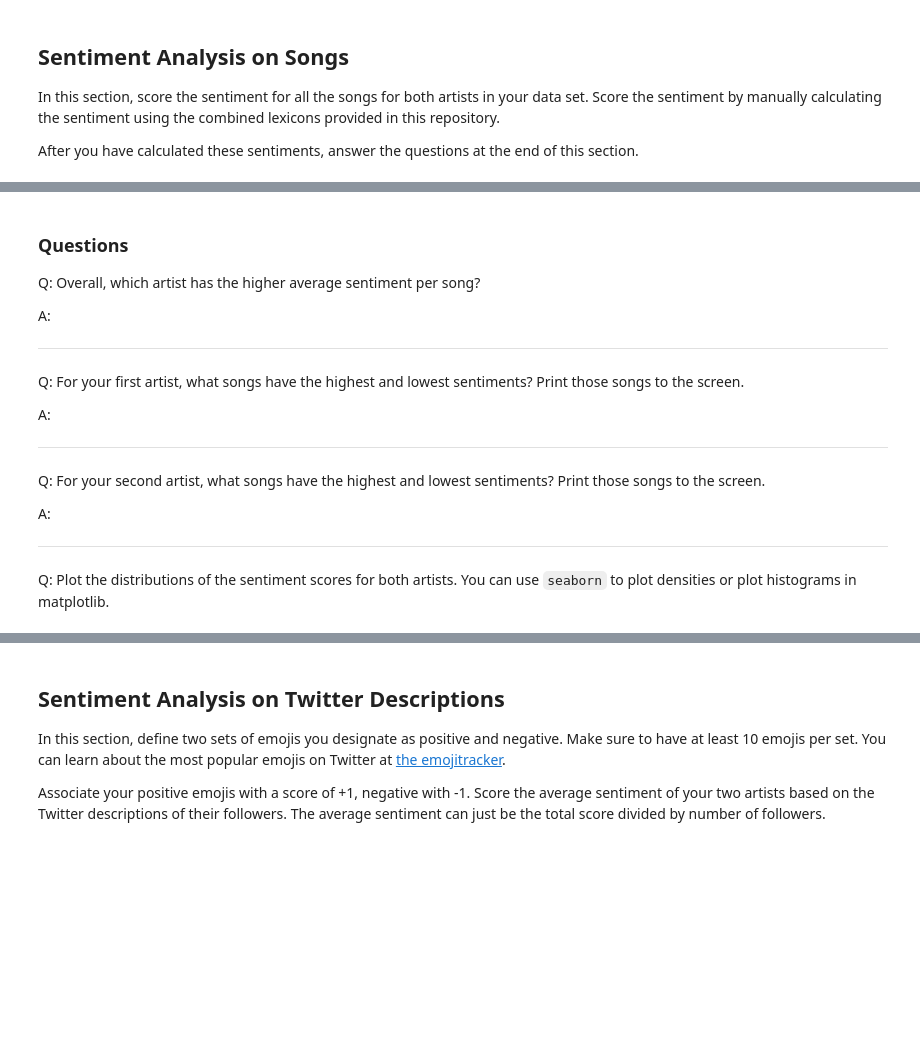
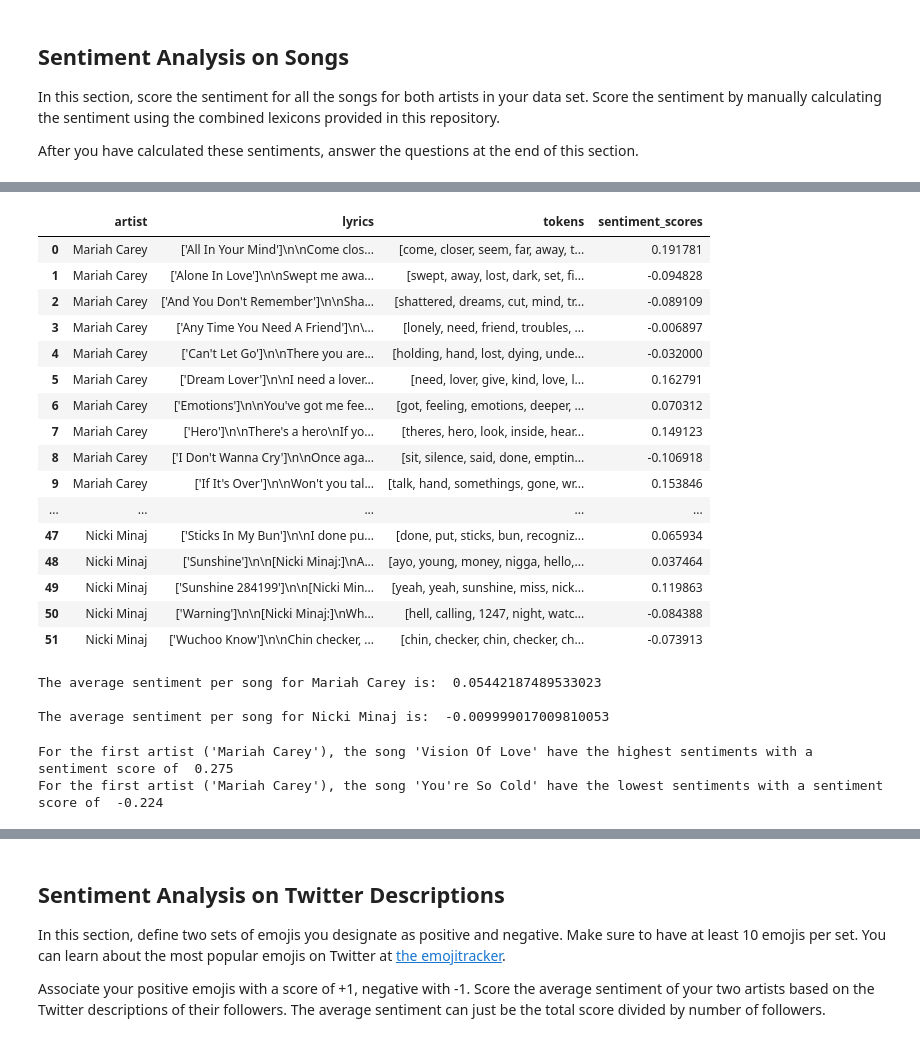
Before and after one commit to dingyiduan7/ADS_509_module6, a Jupyter notebook: Sentiment Assignment.ipynb, the cells around one changed output, grey strips where cells are left out. Saved outputs shown, nothing was run; the diff lists cells and outputs as text; code cells hidden in the pictures; blank space fills up the shorter version.

```diff
--- a/Sentiment Assignment.ipynb
+++ b/Sentiment Assignment.ipynb
@@ -202,22 +256,50 @@ After you have calculated these sentiments, answer the questions at the end of t
-# %% [markdown]
-### Questions
-
-Q: Overall, which artist has the higher average sentiment per song?
-
-A: <!-- Your answer here -->
-
----
-
-Q: For your first artist, what songs have the highest and lowest sentiments? Print those songs to the screen.
-
-A: <!-- Your answer here -->
-
----
-
-Q: For your second artist, what songs have the highest and lowest sentiments? Print those songs to the screen.
-
-A: <!-- Your answer here -->
-
----
-
-Q: Plot the distributions of the sentiment scores for both artists. You can use `seaborn` to plot densities or plot histograms in matplotlib.
+# %%
+lyrics_pipeline = [remove_song_title,lower_case, remove_punctuation, tokenize, remove_stop]
+lyrics_df['tokens'] = lyrics_df['lyrics'].apply(prepare,pipeline=lyrics_pipeline)
+lyrics_df['sentiment_scores'] =  lyrics_df['tokens'].apply(sentiment_score)
+lyrics_df
+# %% [output]
+|  | artist | lyrics | tokens | sentiment_scores |
+| 0 | Mariah Carey | ['All In Your Mind']\n\nCome clos... | [come, closer, seem, far, away, t... | 0.191781 |
+| 1 | Mariah Carey | ['Alone In Love']\n\nSwept me awa... | [swept, away, lost, dark, set, fi... | -0.094828 |
+| 2 | Mariah Carey | ['And You Don't Remember']\n\nSha... | [shattered, dreams, cut, mind, tr... | -0.089109 |
+| 3 | Mariah Carey | ['Any Time You Need A Friend']\n\... | [lonely, need, friend, troubles, ... | -0.006897 |
+| 4 | Mariah Carey | ['Can't Let Go']\n\nThere you are... | [holding, hand, lost, dying, unde... | -0.032000 |
+| 5 | Mariah Carey | ['Dream Lover']\n\nI need a lover... | [need, lover, give, kind, love, l... | 0.162791 |
+| 6 | Mariah Carey | ['Emotions']\n\nYou've got me fee... | [got, feeling, emotions, deeper, ... | 0.070312 |
+| 7 | Mariah Carey | ['Hero']\n\nThere's a hero\nIf yo... | [theres, hero, look, inside, hear... | 0.149123 |
+| 8 | Mariah Carey | ['I Don't Wanna Cry']\n\nOnce aga... | [sit, silence, said, done, emptin... | -0.106918 |
+| 9 | Mariah Carey | ['If It's Over']\n\nWon't you tal... | [talk, hand, somethings, gone, wr... | 0.153846 |
+| ... | ... | ... | ... | ... |
+| 47 | Nicki Minaj | ['Sticks In My Bun']\n\nI done pu... | [done, put, sticks, bun, recogniz... | 0.065934 |
+| 48 | Nicki Minaj | ['Sunshine']\n\n[Nicki Minaj:]\nA... | [ayo, young, money, nigga, hello,... | 0.037464 |
+| 49 | Nicki Minaj | ['Sunshine 284199']\n\n[Nicki Min... | [yeah, yeah, sunshine, miss, nick... | 0.119863 |
+| 50 | Nicki Minaj | ['Warning']\n\n[Nicki Minaj:]\nWh... | [hell, calling, 1247, night, watc... | -0.084388 |
+| 51 | Nicki Minaj | ['Wuchoo Know']\n\nChin checker, ... | [chin, checker, chin, checker, ch... | -0.073913 |
+# %%
+sent_mc = lyrics_df['sentiment_scores'].loc[lyrics_df['artist']=='Mariah Carey']
+avg_sent_mc = sent_mc.sum() / len(sent_mc)
+print('The average sentiment per song for Mariah Carey is: ', avg_sent_mc,'\n')
+
+sent_nm = lyrics_df['sentiment_scores'].loc[lyrics_df['artist']=='Nicki Minaj']
+avg_sent_nm = sent_nm.sum() / len(sent_nm)
+print('The average sentiment per song for Nicki Minaj is: ', avg_sent_nm,'\n')
+# %% [output]
+The average sentiment per song for Mariah Carey is:  0.05442187489533023
+
+The average sentiment per song for Nicki Minaj is:  -0.009999017009810053
+# %%
+# For Mariah Carey
+
+# find the highest and lowest songs
+highest_sent_mc = lyrics_df['lyrics'].loc[lyrics_df['sentiment_scores'] == sent_mc.max()]
+highest_sent_mc = highest_sent_mc.astype('string').values[0]
+lowest_sent_mc = lyrics_df['lyrics'].loc[lyrics_df['sentiment_scores'] == sent_mc.min()]
+lowest_sent_mc = lowest_sent_mc.astype('string').values[0]
+
+# extract the titles by finding contents in between "[" and "]"
+print ("For the first artist ('Mariah Carey'), the song", highest_sent_mc[highest_sent_mc.find("[")+1:highest_sent_mc.find("]")], "have the highest sentiments with a sentiment score of ",round(sent_mc.max(),3))
+print ("For the first artist ('Mariah Carey'), the song", lowest_sent_mc[lowest_sent_mc.find("[")+1:lowest_sent_mc.find("]")], "have the lowest sentiments with a sentiment score of ",round(sent_mc.min(),3))
+# %% [output]
+For the first artist ('Mariah Carey'), the song 'Vision Of Love' have the highest sentiments with a sentiment score of  0.275
+For the first artist ('Mariah Carey'), the song 'You're So Cold' have the lowest sentiments with a sentiment score of  -0.224
```
Also changed, not shown: parts of 10 cells of this notebook.
